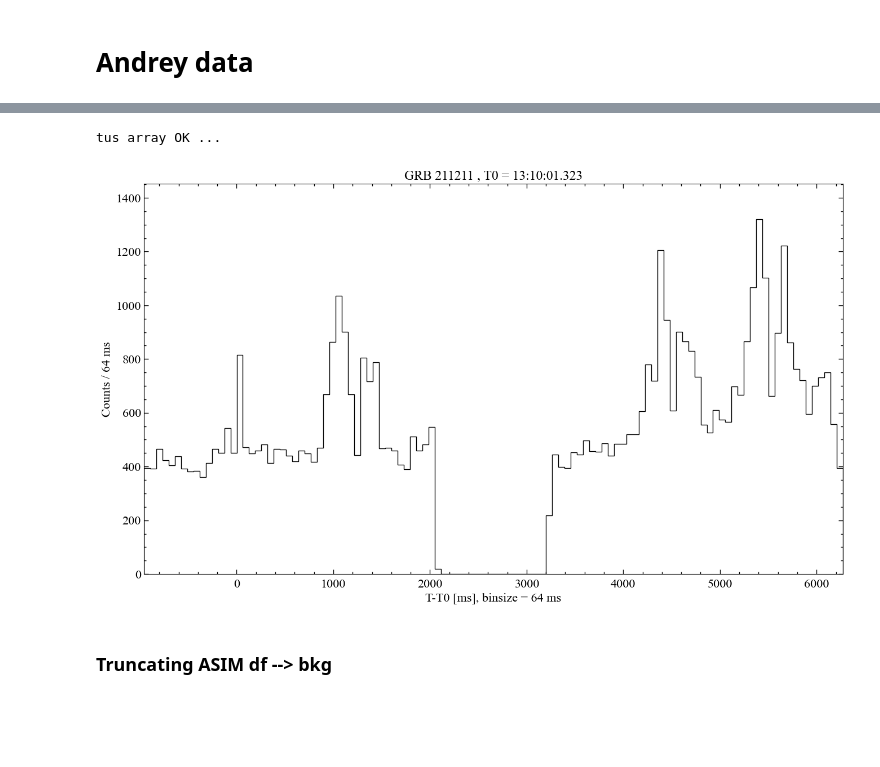
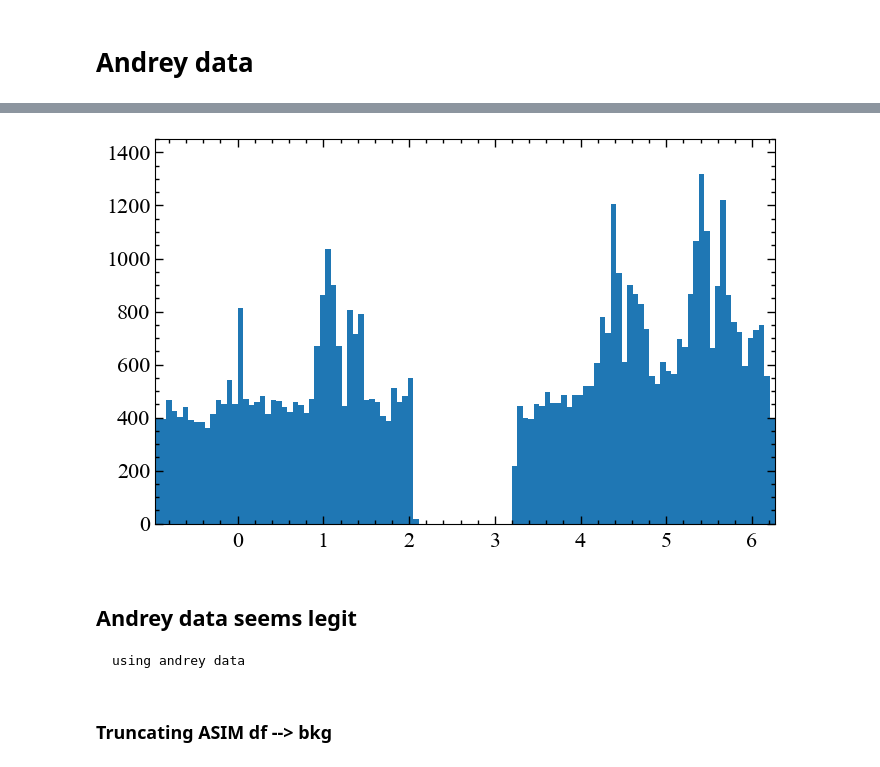
Before and after one commit to AndreasRamsli/GRB, a Jupyter notebook: xspec/GRB211211A/GRB211211A_analysis.ipynb, the cells around one changed output, grey strips where cells are left out. Cells and saved outputs as stored; diff of their text form; code cells hidden in the pictures; blank space fills up the shorter version.

```diff
--- a/xspec/GRB211211A/GRB211211A_analysis.ipynb
+++ b/xspec/GRB211211A/GRB211211A_analysis.ipynb
@@ -142,12 +199,10 @@ df_andrey = pd.read_csv(mat_path_andrey+'GRB211211A.csv') #tus given in us
 df_andrey.sort_values(by="tus",inplace=True,ignore_index=True)
 
 df_andrey['tus'] /= 1e6 #converting to s
-df_andrey['tus'] += 0#tlagg
 df_andrey = df_andrey.truncate(after=np.searchsorted(df_andrey["tus"].to_numpy(),8.0))
 tus_andrey = df_andrey['tus'].to_numpy(dtype=np.float64)
 
 plt.hist(tus_andrey,bins=bins)
-#plt.vlines(x=-0.0293,ymin=0,ymax=50,color='r')
-plt.title("GRB211211A andrey data")
+plt.title("GRB211211A Andrey data unfiltered")
 plt.show()
 # %% [output]
@@ -155,9 +210,9 @@ plt.show()
 # %%
 T0 = datetime.fromisoformat('2021-12-11T13:10:01.323') #NOT CORRECT + timedelta(seconds=tlagg) #should check corrected_level1
-df_asim = make_adr(df_asim)
-df_asim.sort_values(by=['adr','tus'],inplace=True,ignore_index=True)
-df_asim.drop(df_asim[df_asim['typ']==3].index, inplace = True) #removed valleys
-df_asim.head()
+df_andrey = make_adr(df_andrey)
+df_andrey.sort_values(by=['adr','tus'],inplace=True,ignore_index=True)
+df_andrey.drop(df_andrey[df_andrey['typ']==3].index, inplace = True) #removed valleys
+df_andrey
 # %% [output]
 |  | tus | dau | det | typ | erg | adr |
 | 0 | -0.959784 | 1 | 1 | 0 | 629 | 1 |
@@ -168,22 +230,22 @@ df_asim.head()
 # %%
 #ENERGY CALIBRATION
-df_asim['tus'] *= 1e6 #converting to us
-tus,erg,dau,det = df_asim['tus'].to_numpy(dtype=np.float64),df_asim['erg'].to_numpy(),df_asim['dau'].to_numpy(),df_asim['det'].to_numpy()
+df_andrey['tus'] *= 1e6 #converting to us
+tus_andrey,erg,dau,det = df_andrey['tus'].to_numpy(dtype=np.float64),df_andrey['erg'].to_numpy(),df_andrey['dau'].to_numpy(),df_andrey['det'].to_numpy()
 keV,abc = convert_erg(erg,dau,det,T0)
-df_asim['keV'] = keV
+df_andrey['keV'] = keV
 
 #SAFETY TIME
-st,dt = get_st(df_asim),get_dt(df_asim) #st returned in us
-df_asim['st']=st
-df_asim['dt']=dt
+st,dt = get_st(df_andrey),get_dt(df_andrey) #st returned in us
+df_andrey['st']=st
+df_andrey['dt']=dt
 
-flag = get_flag(df_asim)
-df_asim['flag'] = flag
-df_asim.drop(df_asim[get_flag(df_asim)].index,inplace=True)
-df_asim.sort_values(by='tus',inplace=True,ignore_index=True)
-df_asim['tus'] /= 1e6
-df_asim = df_asim.drop(df_asim.index[-1], axis=0)
-asim_tus = df_asim['tus'].to_numpy()
-print('Safety time: ',np.round((len(np.where(flag==True))/len(tus))*100,3), '% removed')
+flag = get_flag(df_andrey)
+df_andrey['flag'] = flag
+df_andrey.drop(df_andrey[get_flag(df_andrey)].index,inplace=True)
+df_andrey.sort_values(by='tus',inplace=True,ignore_index=True)
+df_andrey['tus'] /= 1e6
+df_andrey = df_andrey.drop(index=df_andrey.index[-1])
+
+print('Safety time: ',np.round(np.count_nonzero(flag)/len(flag),3)*100, '% removed')
 print('sorted by tus (s)')
 # %% [output]
@@ -192,5 +270,9 @@ sorted by tus (s)
 # %%
-plot_HED(tus_arr=asim_tus*1e6,binsize=64,T0=T0)
+tus_andrey = df_andrey['tus'].to_numpy()
+plt.hist(tus_andrey,bins=np.arange(min(tus_andrey),max(tus_andrey)+binsize,binsize))
+plt.show()
 # %% [output]
-tus array OK ...
-[figure, old version]
+[figure, new version]
+# %% [markdown]
+## Andrey data seems legit
+    using andrey data
```
Also changed, not shown: parts of 16 cells of this notebook, 59 other files.
